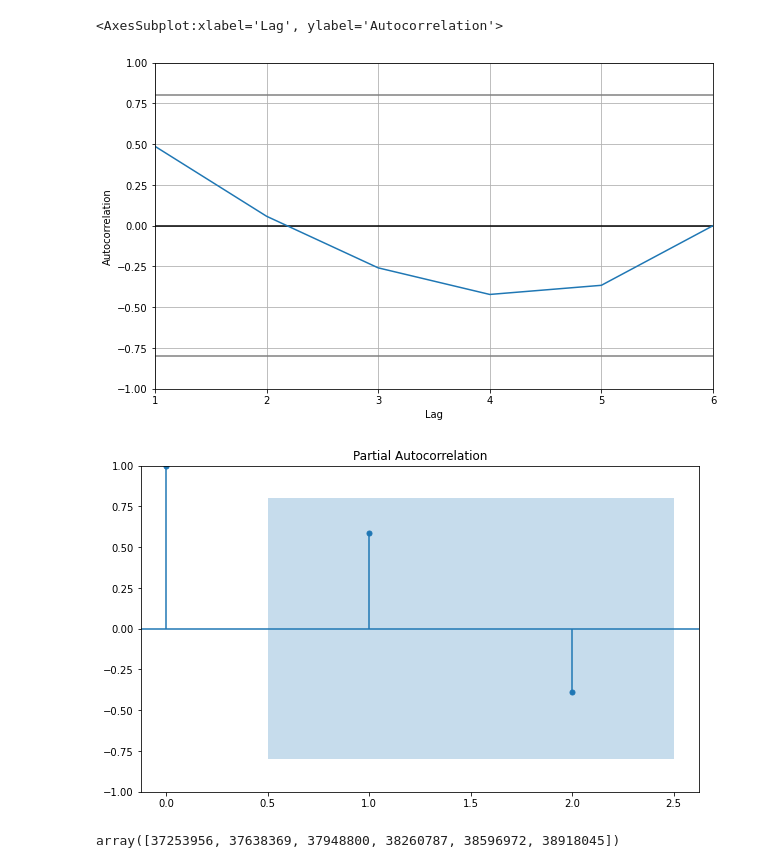
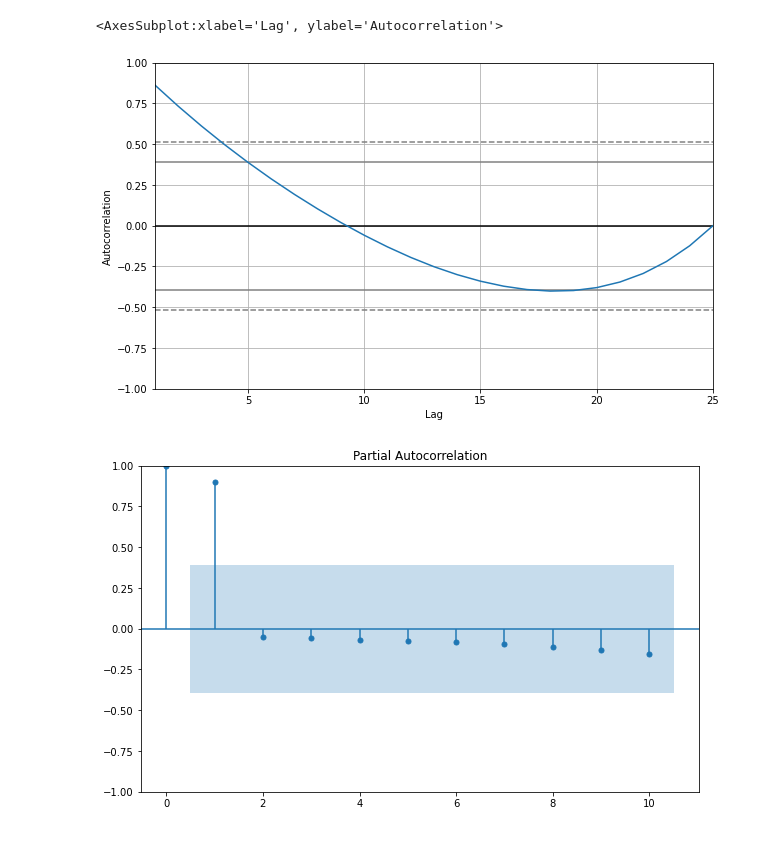
Before and after one commit to dkristek/UN_Country_Population_Growth, a Jupyter notebook: Provisional_MLmodel.ipynb, the cells around one changed output. Saved outputs shown, nothing was run; the diff lists cells and outputs as text; code cells hidden in the pictures.

```diff
--- a/Provisional_MLmodel.ipynb
+++ b/Provisional_MLmodel.ipynb
@@ -24,3 +51,3 @@ census_df.head()
 # %%
-#drop unneeded columns
-census_df = census_df.iloc[:, 4:17]
+#create cursor object
+cursor = conn.cursor()
@@ -73,0 +58,4 @@ california_df = california_df.astype(int)
+# %%
+#print result of query
+china_df = pd.DataFrame(cursor.fetchall(), columns=['Year', 'Population (Thousands)'])
+china_df
@@ -74,8 +80,8 @@ california_df = california_df.astype(int)
 # %%
 #train test split
 #lets do 6 years of training 4 of test
-training_data = california_df[0:6]
+training_data = china_df[0:25]
 
-test_data = california_df[6:]
+test_data = china_df[25:]
 test_data
 # %% [output]
@@ -87,6 +96,8 @@ Name: 9, dtype: int32
 # %%
 #EDF
 # %%
-plt.plot(training_data)
+X_training=training_data['Year'].astype('int32')
+y_training= training_data['Population (Thousands)'].astype('int32')
+plt.plot(X_training,y_training)
 # %% [output]
 [<matplotlib.lines.Line2D at 0x...>]
@@ -94,14 +105,14 @@ plt.plot(training_data)
 # %%
 #auto correlation
-autocorrelation_plot(training_data)
+autocorrelation_plot(y_training)
 # %% [output]
 <AxesSubplot:xlabel='Lag', ylabel='Autocorrelation'>
-[figure, old version]
+[figure, new version]
 # %%
 #partial auto correlation
-plot_pacf(training_data, lags= 2)
+plot_pacf(y_training,lags=10)
 plt.show()
 # %% [output]
-[figure, old version]
+[figure, new version]
 # %%
 #orders for arima model
@@ -111,6 +122,2 @@ plt.show()
-# %%
-training_data.values
-# %% [output]
-array([37253956, 37638369, 37948800, 38260787, 38596972, 38918045])
 # %%
 #arima model
```
Also changed, not shown: parts of 22 cells of this notebook, 2 other files.
